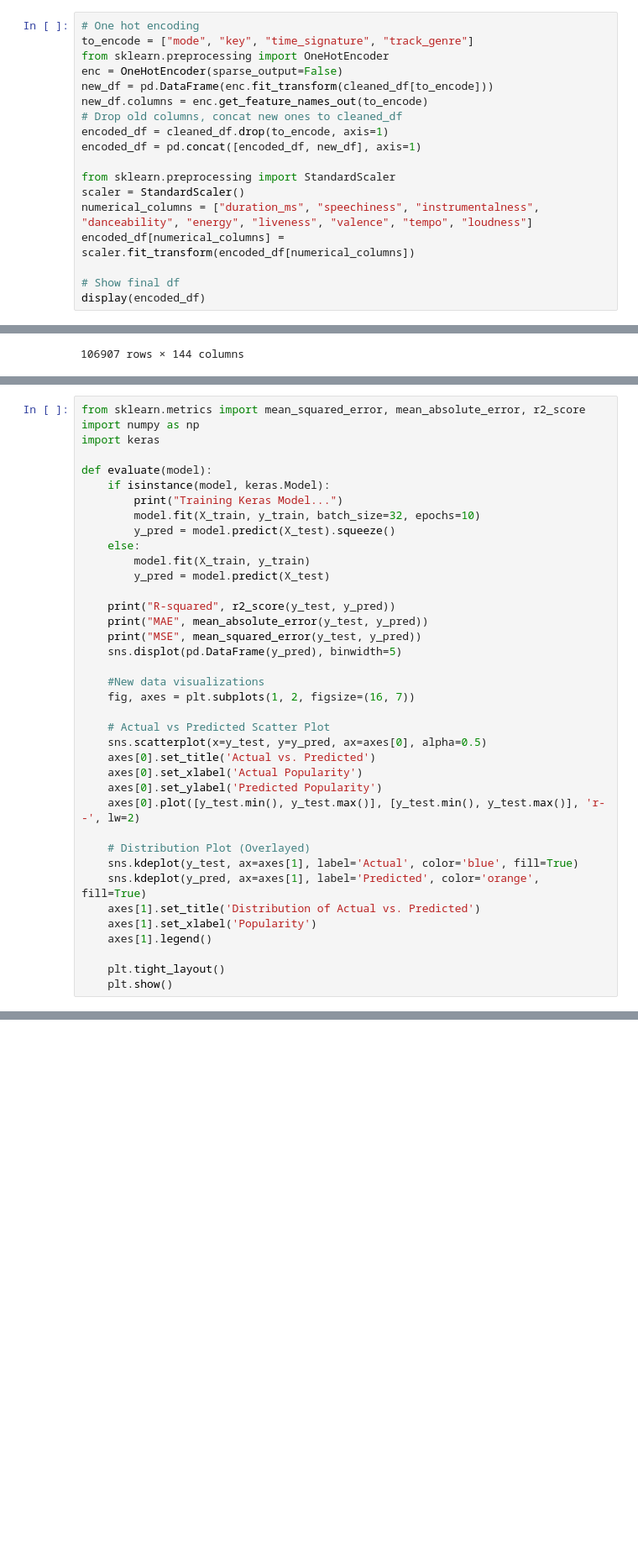
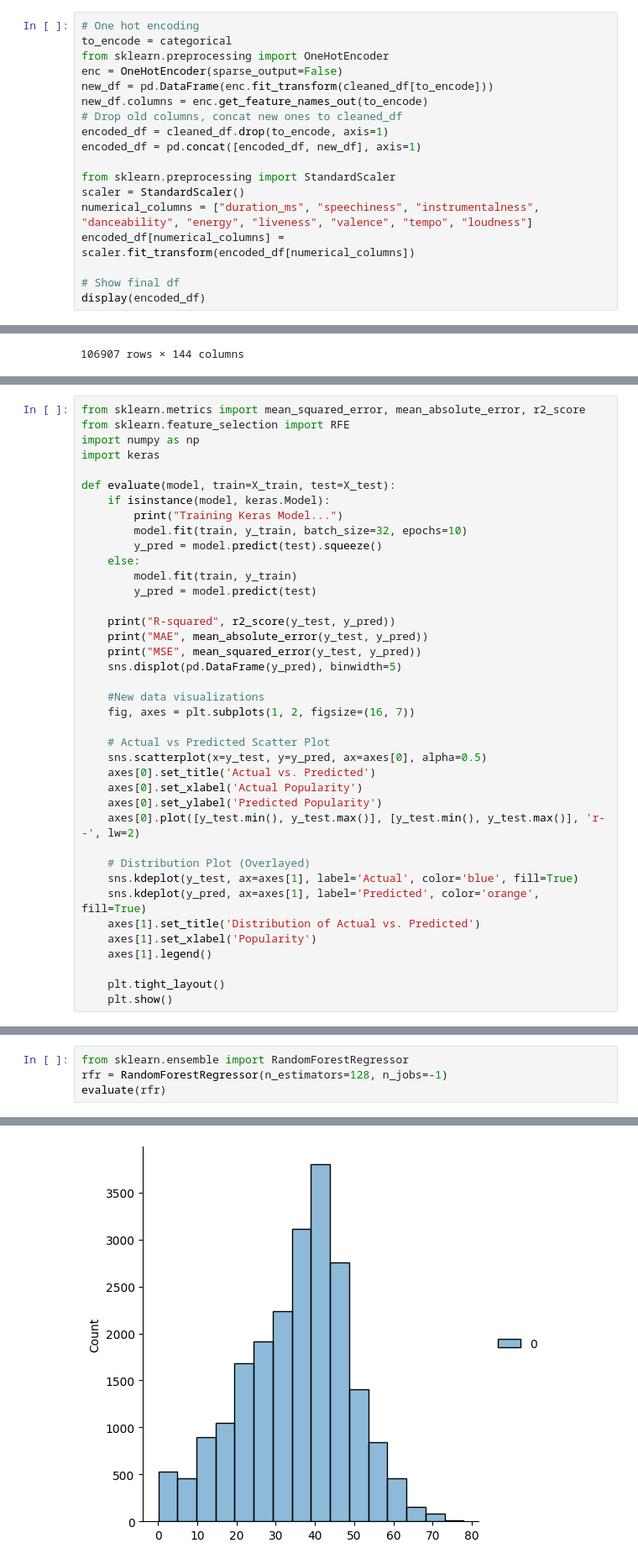
Before and after one commit to despertom/spotify-popularity-prediction, a Jupyter notebook: Project.ipynb, the cells around one changed output, grey strips where cells are left out. Shown at 84% size. Saved outputs shown, nothing was run; the diff lists cells and outputs as text; blank space fills up the shorter version.

```diff
--- a/Project.ipynb
+++ b/Project.ipynb
@@ -146,6 +152,6 @@ plt.show()
 # %%
 # One hot encoding
-to_encode = ["mode", "key", "time_signature", "track_genre"]
+to_encode = categorical
 from sklearn.preprocessing import OneHotEncoder
 enc = OneHotEncoder(sparse_output=False)
 new_df = pd.DataFrame(enc.fit_transform(cleaned_df[to_encode]))
@@ -190,16 +191,17 @@ sns.displot(pd.DataFrame(y_test), binwidth=3)
 # %%
 from sklearn.metrics import mean_squared_error, mean_absolute_error, r2_score
+from sklearn.feature_selection import RFE
 import numpy as np
 import keras
 
-def evaluate(model):
+def evaluate(model, train=X_train, test=X_test):
     if isinstance(model, keras.Model):
         print("Training Keras Model...")
-        model.fit(X_train, y_train, batch_size=32, epochs=10)
-        y_pred = model.predict(X_test).squeeze()
+        model.fit(train, y_train, batch_size=32, epochs=10)
+        y_pred = model.predict(test).squeeze()
     else:
-        model.fit(X_train, y_train)
-        y_pred = model.predict(X_test)
+        model.fit(train, y_train)
+        y_pred = model.predict(test)
 
     print("R-squared", r2_score(y_test, y_pred))
     print("MAE", mean_absolute_error(y_test, y_pred))
@@ -229,0 +230,5 @@ ModuleNotFoundError: No module named 'keras'
+# %%
+from sklearn.ensemble import RandomForestRegressor
+rfr = RandomForestRegressor(n_estimators=128, n_jobs=-1)
+evaluate(rfr)
+# %% [output]
@@ -229,0 +238 @@ ModuleNotFoundError: No module named 'keras'
+[figure, added]
```
Also changed, not shown: parts of 17 cells of this notebook.
